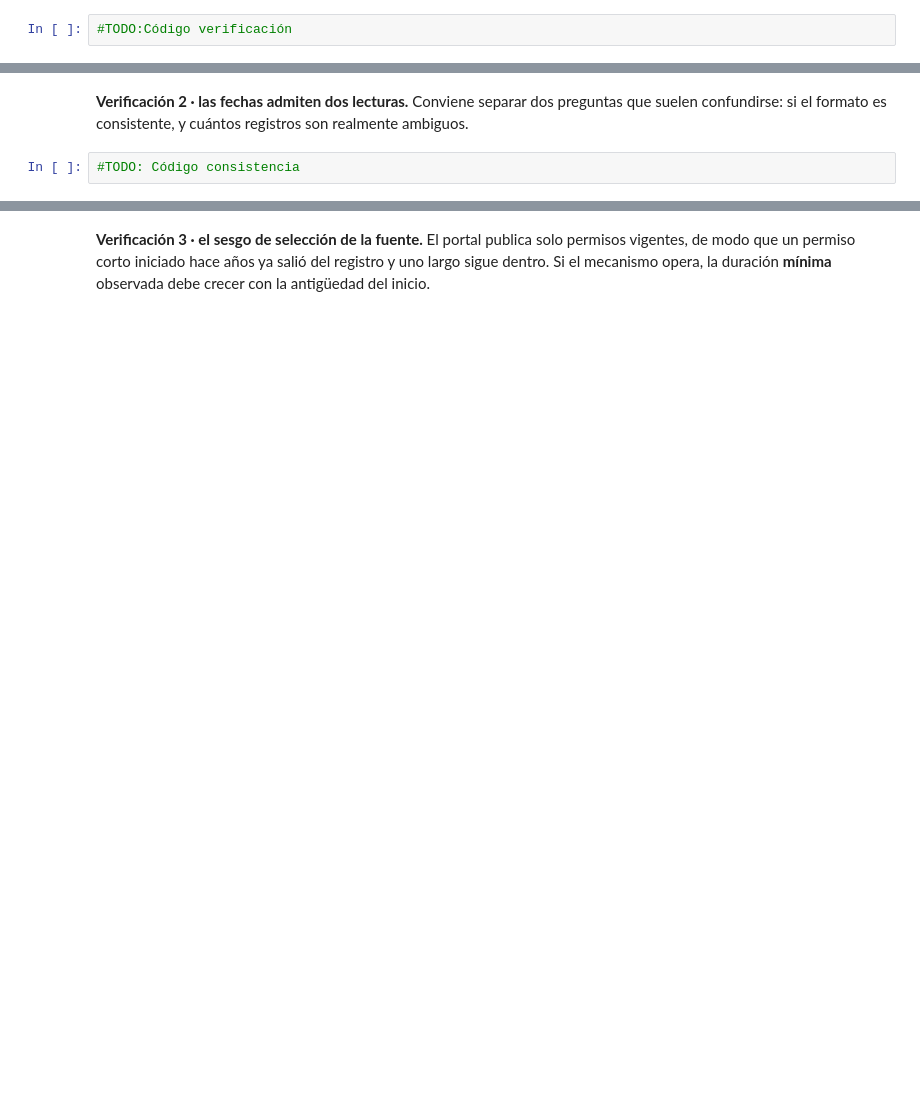
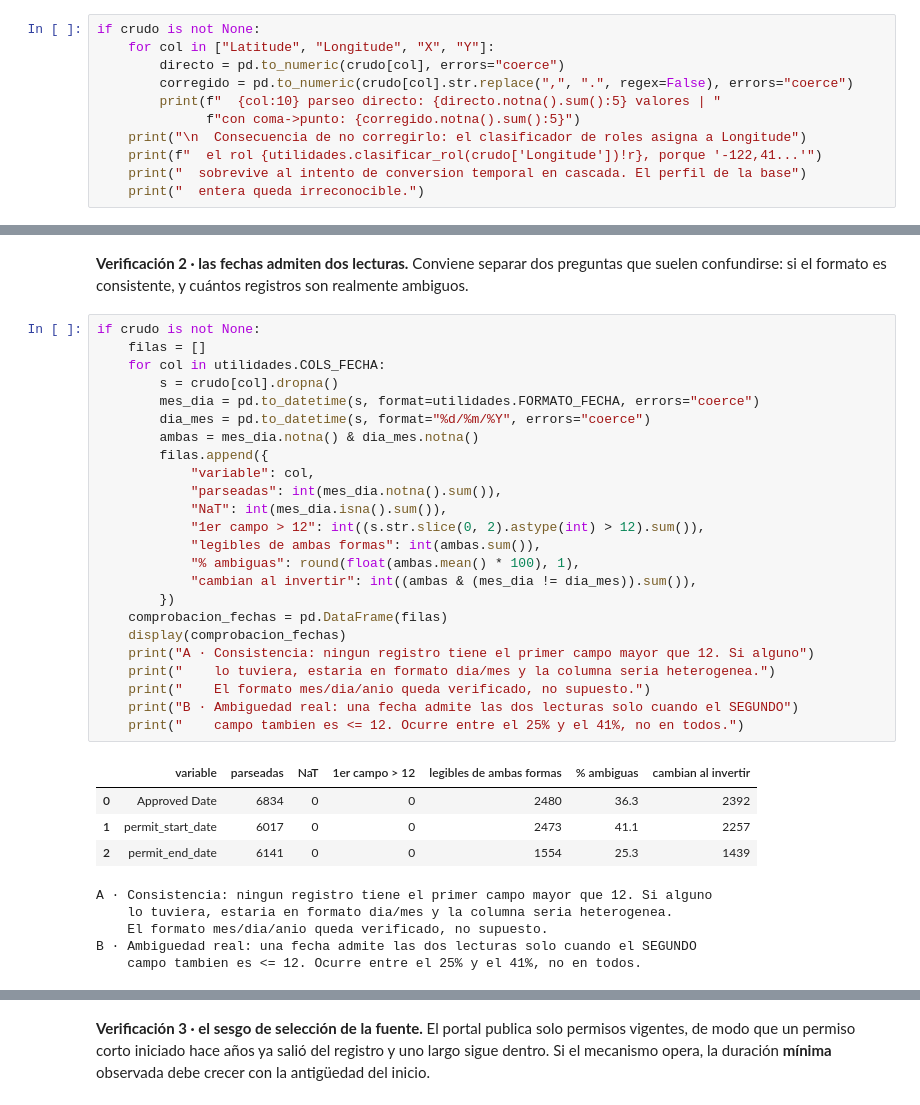
Before and after one commit to RJaramilloP/proyecto-grupo5-mcdi500, a Jupyter notebook: F1/notebooks/F1_Prueba.ipynb, the cells around one changed output, grey strips where cells are left out. Saved outputs shown, nothing was run; the diff lists cells and outputs as text; blank space fills up the shorter version.

Commit message:
fix: Creado códigos de TODO de verificaciones sección 5.4

```diff
--- a/F1/notebooks/F1_Prueba.ipynb
+++ b/F1/notebooks/F1_Prueba.ipynb
@@ -1244,4 +1244,13 @@ Perfil del conjunto de trabajo:
 # %% [markdown]
 **Verificación 1 · las coordenadas usan coma decimal.**
 # %%
-#TODO:Código verificación
+if crudo is not None:
+    for col in ["Latitude", "Longitude", "X", "Y"]:
+        directo = pd.to_numeric(crudo[col], errors="coerce")
+        corregido = pd.to_numeric(crudo[col].str.replace(",", ".", regex=False), errors="coerce")
+        print(f"  {col:10} parseo directo: {directo.notna().sum():5} valores | "
+              f"con coma->punto: {corregido.notna().sum():5}")
+    print("\n  Consecuencia de no corregirlo: el clasificador de roles asigna a Longitude")
+    print(f"  el rol {utilidades.clasificar_rol(crudo['Longitude'])!r}, porque '-122,41...'")
+    print("  sobrevive al intento de conversion temporal en cascada. El perfil de la base")
+    print("  entera queda irreconocible.")
@@ -1249,5 +1268,37 @@ Perfil del conjunto de trabajo:
 **Verificación 2 · las fechas admiten dos lecturas.** Conviene separar dos preguntas que
 suelen confundirse: si el formato es consistente, y cuántos registros son realmente ambiguos.
 # %%
-#TODO: Código consistencia
+if crudo is not None:
+    filas = []
+    for col in utilidades.COLS_FECHA:
+        s = crudo[col].dropna()
+        mes_dia = pd.to_datetime(s, format=utilidades.FORMATO_FECHA, errors="coerce")
+        dia_mes = pd.to_datetime(s, format="%d/%m/%Y", errors="coerce")
+        ambas = mes_dia.notna() & dia_mes.notna()
+        filas.append({
+            "variable": col,
+            "parseadas": int(mes_dia.notna().sum()),
+            "NaT": int(mes_dia.isna().sum()),
+            "1er campo > 12": int((s.str.slice(0, 2).astype(int) > 12).sum()),
+            "legibles de ambas formas": int(ambas.sum()),
+            "% ambiguas": round(float(ambas.mean() * 100), 1),
+            "cambian al invertir": int((ambas & (mes_dia != dia_mes)).sum()),
+        })
+    comprobacion_fechas = pd.DataFrame(filas)
+    display(comprobacion_fechas)
+    print("A · Consistencia: ningun registro tiene el primer campo mayor que 12. Si alguno")
+    print("    lo tuviera, estaria en formato dia/mes y la columna seria heterogenea.")
+    print("    El formato mes/dia/anio queda verificado, no supuesto.")
+    print("B · Ambiguedad real: una fecha admite las dos lecturas solo cuando el SEGUNDO")
+    print("    campo tambien es <= 12. Ocurre entre el 25% y el 41%, no en todos.")
+# %% [output]
+|  | variable | parseadas | NaT | 1er campo > 12 | legibles de ambas formas | % ambiguas | cambian al invertir |
+| 0 | Approved Date | 6834 | 0 | 0 | 2480 | 36.3 | 2392 |
+| 1 | permit_start_date | 6017 | 0 | 0 | 2473 | 41.1 | 2257 |
+| 2 | permit_end_date | 6141 | 0 | 0 | 1554 | 25.3 | 1439 |
+A · Consistencia: ningun registro tiene el primer campo mayor que 12. Si alguno
+    lo tuviera, estaria en formato dia/mes y la columna seria heterogenea.
+    El formato mes/dia/anio queda verificado, no supuesto.
+B · Ambiguedad real: una fecha admite las dos lecturas solo cuando el SEGUNDO
+    campo tambien es <= 12. Ocurre entre el 25% y el 41%, no en todos.
 # %%
```
Also changed, not shown: parts of 5 cells of this notebook.
